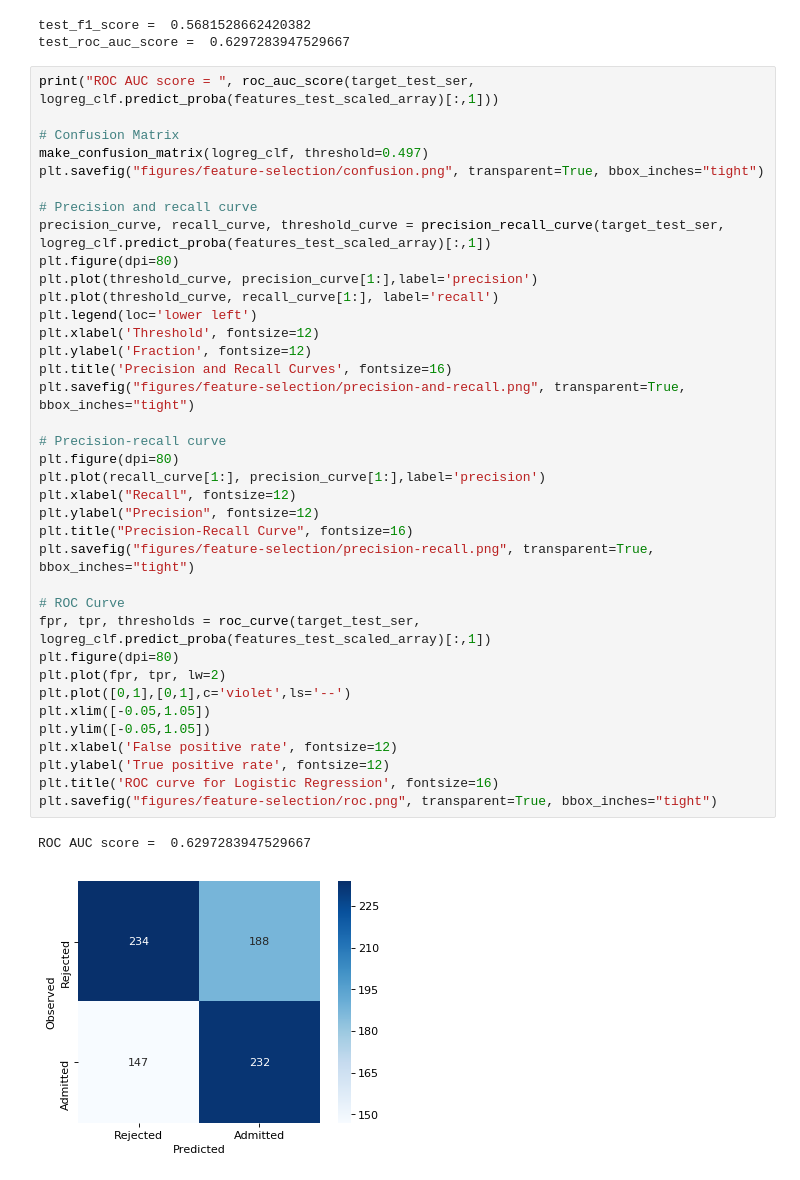
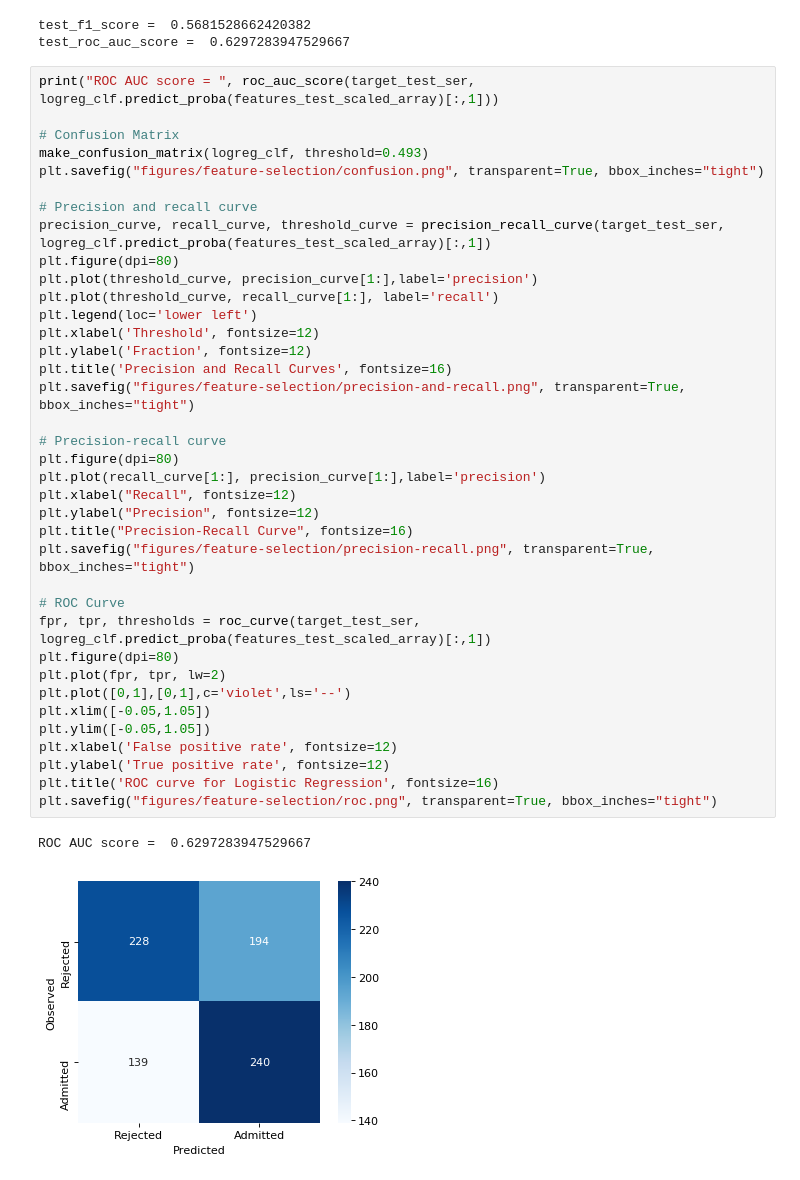
Before and after one commit to harrisonized/Predicting_Physics_PhD_Admissions, a Jupyter notebook: feature-selection.ipynb, the cells around one changed output. Drawn from its saved outputs; the diff is of its cells as text.

Commit message:
generated figures for testing-models

```diff
--- a/feature-selection.ipynb
+++ b/feature-selection.ipynb
@@ -176,7 +176,7 @@ test_roc_auc_score =  0.6297283947529667
 print("ROC AUC score = ", roc_auc_score(target_test_ser, logreg_clf.predict_proba(features_test_scaled_array)[:,1]))
 
 # Confusion Matrix
-make_confusion_matrix(logreg_clf, threshold=0.497)
+make_confusion_matrix(logreg_clf, threshold=0.493)
 plt.savefig("figures/feature-selection/confusion.png", transparent=True, bbox_inches="tight")
 
 # Precision and recall curve
@@ -184,34 +184,34 @@ precision_curve, recall_curve, threshold_curve = precision_recall_curve(target_t
 plt.figure(dpi=80)
 plt.plot(threshold_curve, precision_curve[1:],label='precision')
 plt.plot(threshold_curve, recall_curve[1:], label='recall')
 plt.legend(loc='lower left')
 plt.xlabel('Threshold', fontsize=12)
 plt.ylabel('Fraction', fontsize=12)
 plt.title('Precision and Recall Curves', fontsize=16)
 plt.savefig("figures/feature-selection/precision-and-recall.png", transparent=True, bbox_inches="tight")
 
 # Precision-recall curve
 plt.figure(dpi=80)
 plt.plot(recall_curve[1:], precision_curve[1:],label='precision')
 plt.xlabel("Recall", fontsize=12)
 plt.ylabel("Precision", fontsize=12)
 plt.title("Precision-Recall Curve", fontsize=16)
 plt.savefig("figures/feature-selection/precision-recall.png", transparent=True, bbox_inches="tight")
 
 # ROC Curve
 fpr, tpr, thresholds = roc_curve(target_test_ser, logreg_clf.predict_proba(features_test_scaled_array)[:,1])
 plt.figure(dpi=80)
 plt.plot(fpr, tpr, lw=2)
 plt.plot([0,1],[0,1],c='violet',ls='--')
 plt.xlim([-0.05,1.05])
 plt.ylim([-0.05,1.05])
 plt.xlabel('False positive rate', fontsize=12)
 plt.ylabel('True positive rate', fontsize=12)
 plt.title('ROC curve for Logistic Regression', fontsize=16)
 plt.savefig("figures/feature-selection/roc.png", transparent=True, bbox_inches="tight")
 # %% [output]
 ROC AUC score =  0.6297283947529667
-[figure, old version]
+[figure, new version]
 [figure]
 [figure]
 [figure]
```
Also changed, not shown: 17 other files.
